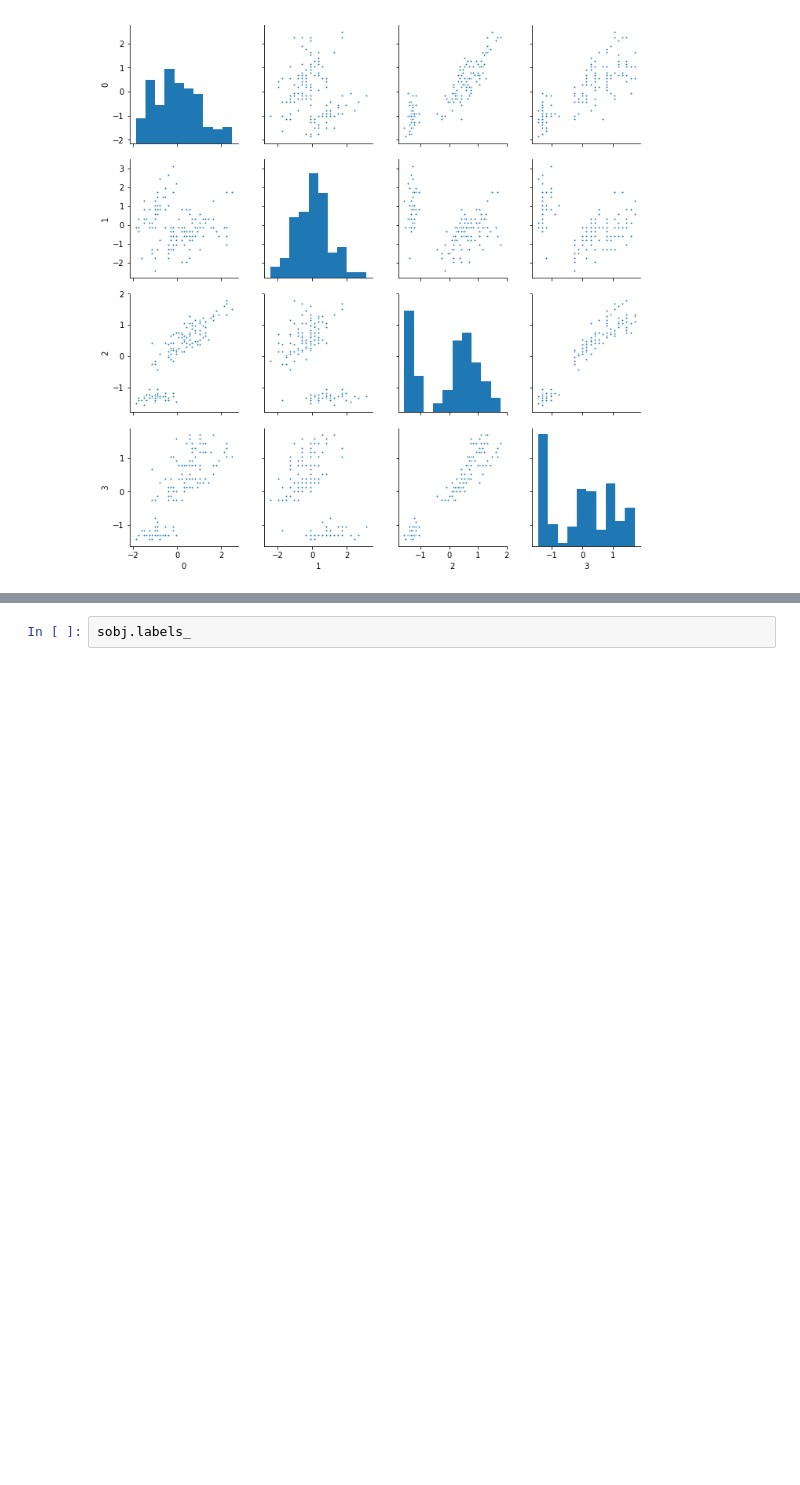
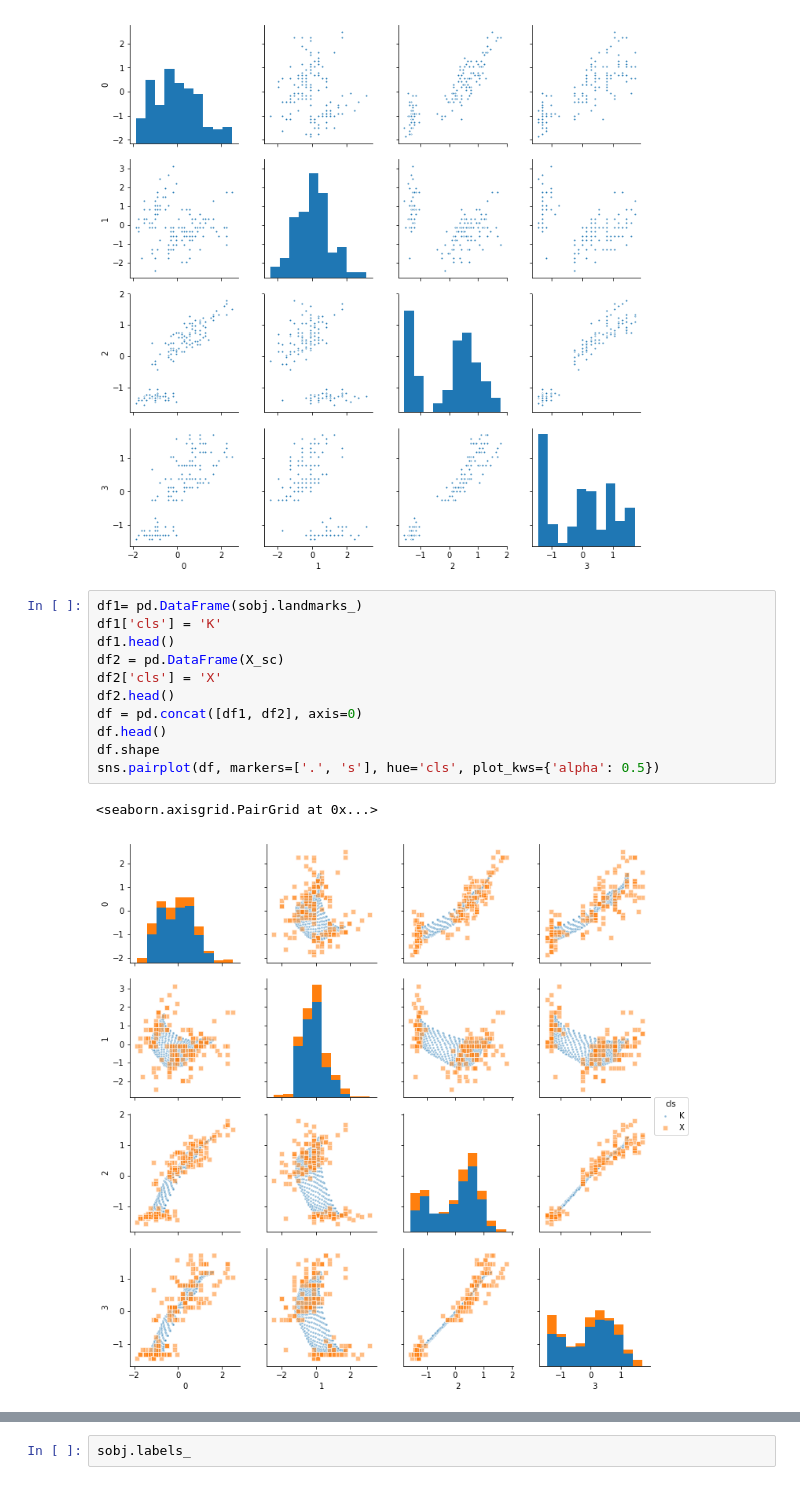
Before and after one commit to darecophoenixx/wordroid.sblo.jp, a Jupyter notebook: demo/som/demo_iris_002.ipynb, the cells around one changed output, grey strips where cells are left out. Cells and saved outputs as stored; diff of their text form; blank space fills up the shorter version.

```diff
--- a/demo/som/demo_iris_002.ipynb
+++ b/demo/som/demo_iris_002.ipynb
@@ -141,3 +166,17 @@ sns.pairplot(df, markers='.')
 # %% [output]
 <seaborn.axisgrid.PairGrid at 0x...>
 [figure]
+# %%
+df1= pd.DataFrame(sobj.landmarks_)
+df1['cls'] = 'K'
+df1.head()
+df2 = pd.DataFrame(X_sc)
+df2['cls'] = 'X'
+df2.head()
+df = pd.concat([df1, df2], axis=0)
+df.head()
+df.shape
+sns.pairplot(df, markers=['.', 's'], hue='cls', plot_kws={'alpha': 0.5})
+# %% [output]
+<seaborn.axisgrid.PairGrid at 0x...>
+[figure, added]
```
Also changed, not shown: parts of 22 cells of this notebook.
